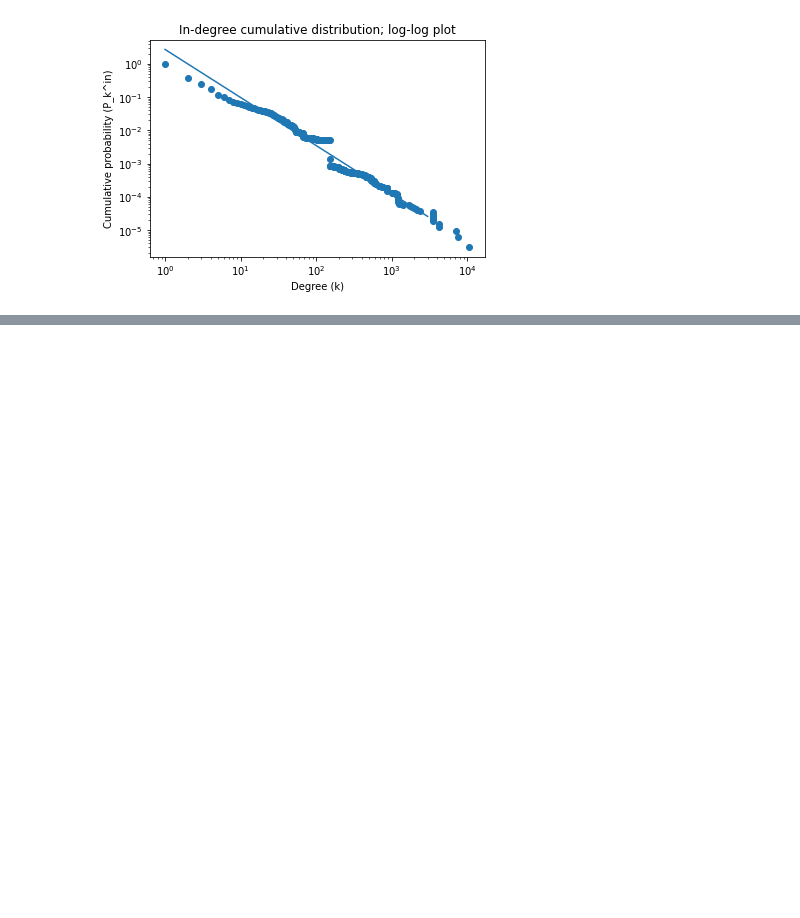
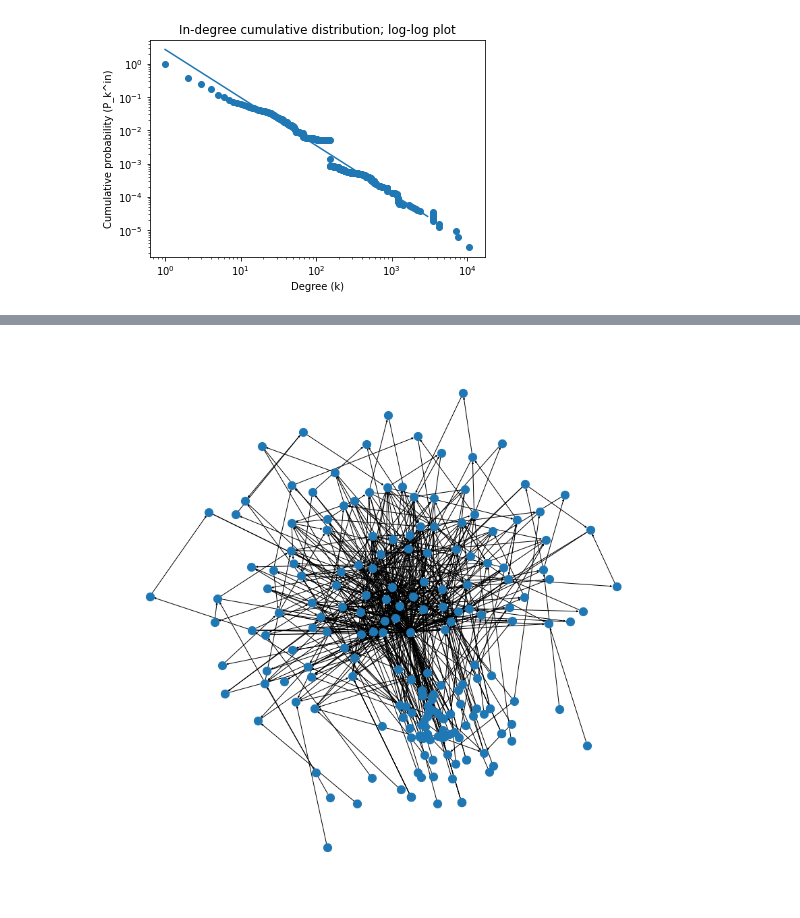
Before and after one commit to bcho04/evolving-web, a Jupyter notebook: main.ipynb, the cells around one changed output, grey strips where cells are left out. Drawn from its saved outputs; the diff is of its cells as text; code cells hidden in the pictures; blank space fills up the shorter version.

```diff
--- a/main.ipynb
+++ b/main.ipynb
@@ -32,6 +37,8 @@ with open(file_name, "r") as data_file:
 _labels = dict(zip(np.sort(np.unique(E)), range(len(np.unique(E)))))
 _relabel = np.vectorize(lambda index: _labels[index])
 E = _relabel(E)
+
+G = nx.DiGraph(tuple(map(tuple, E)))
 # %%
 # Calculate degrees of nodes in network
 D_in = np.zeros(N)
@@ -40,4 +47,7 @@ D_out = np.zeros(N)
 for row in E:
     D_out[row[0]] += 1
     D_in[row[1]] += 1
+# %%
+# Note <k^{in}> = <k^{out}> = k_avg.
+k_avg = np.average(D_in)
 # %% [markdown]
@@ -73,8 +85,11 @@ Clearly the data seems to behave as a power-law distribution $f(x)=cx^{-\gamma}$
 
 $\displaystyle P(k)=c\int_k^{\infty} x^{-\gamma}\;dx=\frac{c}{\gamma-1}k^{-(\gamma-1)}$.
 # %%
-cumulative_probabilities_out = np.array([np.sum(probabilities_out[k:]) for k in range(len(degrees_out))])
-cumulative_probabilities_in = np.array([np.sum(probabilities_in[k:]) for k in range(len(degrees_in))])
+def pdf_to_cdf(pdf):
+    return np.array([np.sum(pdf[k:]) for k in range(len(pdf))])
+
+cumulative_probabilities_out = pdf_to_cdf(probabilities_out)
+cumulative_probabilities_in = pdf_to_cdf(probabilities_in)
 # %% [markdown]
 ## Calculating $\gamma$ values
 Through the code below we see that...
@@ -84,16 +99,22 @@ Through the code below we see that...
 def power_law(x, gamma, c):
     return gamma * x + np.log(c) # Linear function when converted back to linear space becomes an exponential c * x^\gamma.
 
-in_opt, in_cov = scipy.optimize.curve_fit(power_law, np.log(degrees_in), np.log(cumulative_probabilities_in))
-out_opt, out_cov = scipy.optimize.curve_fit(power_law, np.log(degrees_out), np.log(cumulative_probabilities_out))
+def power_law_fit(degrees_in, degrees_out, cumulative_probabilities_in, cumulative_probabilities_out):
+    in_opt, in_cov = scipy.optimize.curve_fit(power_law, np.log(degrees_in), np.log(cumulative_probabilities_in))
+    out_opt, out_cov = scipy.optimize.curve_fit(power_law, np.log(degrees_out), np.log(cumulative_probabilities_out))
 
-# We can recover coefficients:
-in_gamma = -(in_opt[0]-1)
-out_gamma = -(out_opt[0]-1)
-in_c = in_opt[1]*(-in_opt[0])
-out_c = out_opt[1]*(-out_opt[0])
-print("IN gamma: {}, c: {}".format(in_gamma, in_c))
-print("OUT gamma: {}, c: {}".format(out_gamma, out_c))
+    # We can recover coefficients:
+    gamma_in = -(in_opt[0]-1)
+    gamma_out = -(out_opt[0]-1)
+    c_in = in_opt[1]*(-in_opt[0])
+    c_out = out_opt[1]*(-out_opt[0])
+
+    return gamma_in, gamma_out, c_in, c_out
+
+gamma_in, gamma_out, c_in, c_out = power_law_fit(degrees_in, degrees_out, cumulative_probabilities_in, cumulative_probabilities_out)
+
+print("IN gamma: {}, c: {}".format(gamma_in, c_in))
+print("OUT gamma: {}, c: {}".format(gamma_out, c_out))
 # %% [output]
 IN gamma: 2.443892490703324, c: 3.8986899478706127
 OUT gamma: 2.696062541974041, c: 34.146250990394684
@@ -125,0 +192,6 @@ plt.show()
+# %%
+fig, ax = plt.subplots(figsize=(15,15))
+nx.draw_kamada_kawai(KRR_full, ax=ax, arrowsize=5, node_size=150) # use Kamada-Kawai
+plt.show()
+# %% [output]
+[figure, added]
```
Also changed, not shown: parts of 25 cells of this notebook.
